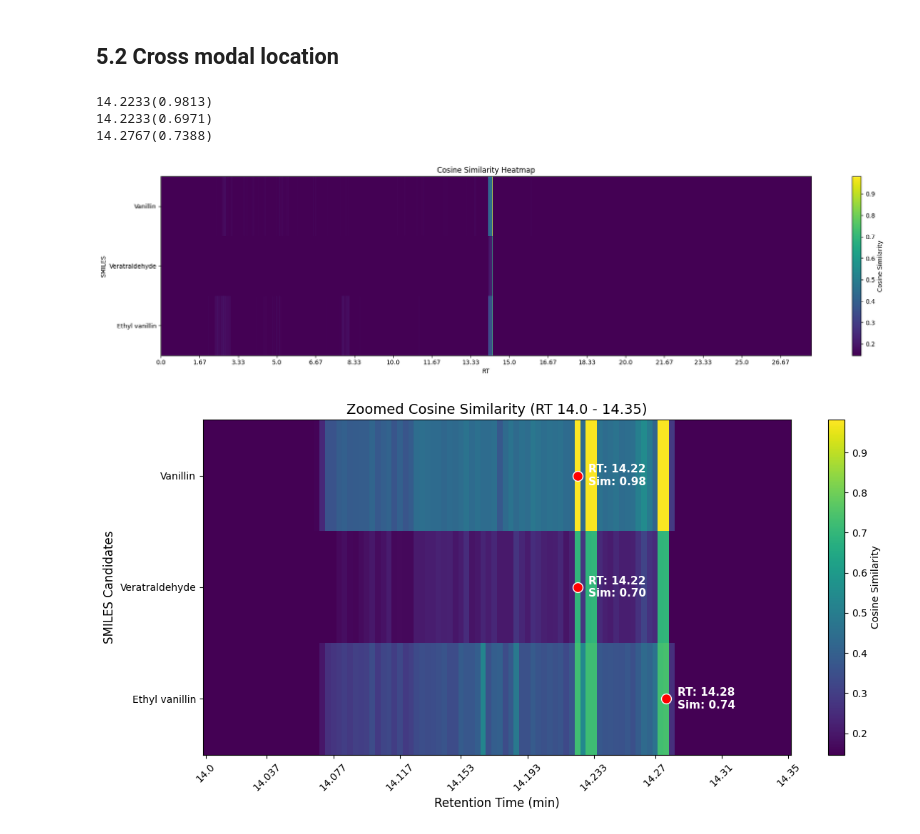
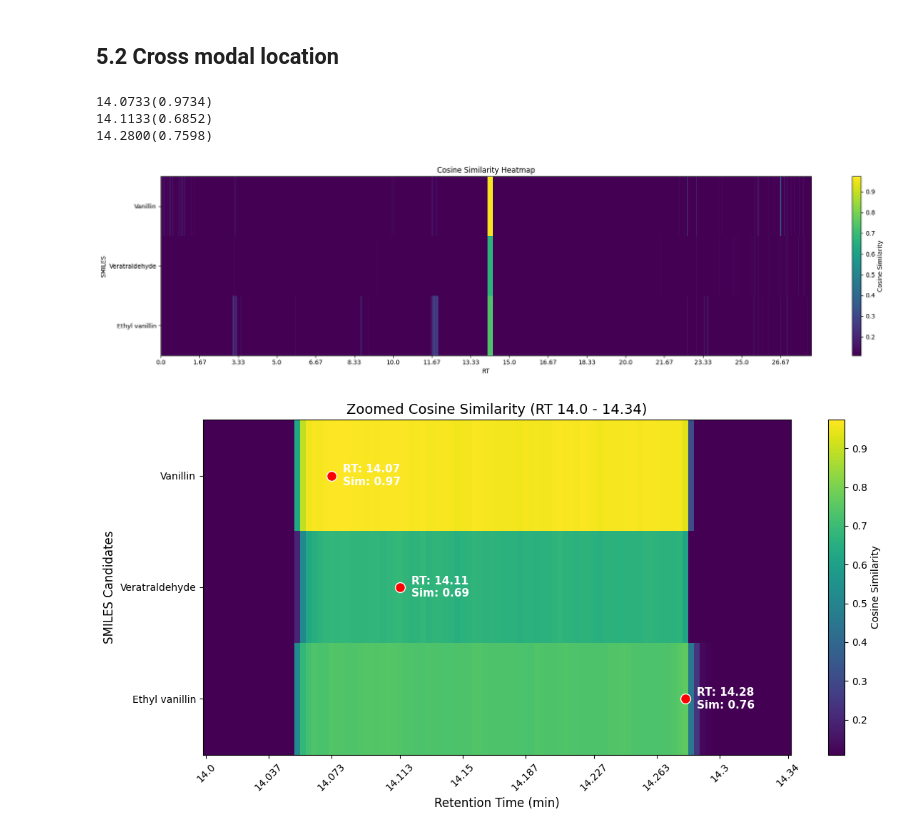
Before and after one commit to crxcsu/CSU-EI, a Jupyter notebook: analyzer/Interacting_with_CSUEI.ipynb, the cells around one changed output. Cells and saved outputs as stored; diff of their text form; code cells hidden in the pictures.

```diff
--- a/analyzer/Interacting_with_CSUEI.ipynb
+++ b/analyzer/Interacting_with_CSUEI.ipynb
@@ -1128,6 +1128,15 @@ nist_ms_list = []
 for data in datas:
     nist_ms_list.append(data["peaks"])
     smiles_list.append(data["smiles"])
+
+# === GC-MS Data Preprocessing: Mass Filtering ===
+# Purpose: Filter out high m/z fragments that exceed the target molecular weight (e.g., Vanillin MW ~152.15).
+# Why we do this: These larger fragments typically originate from background noise, column bleed, or sample matrix interference.
+# Removing them effectively reduces false signals, improving the accuracy of downstream spectral matching and model retrieval.
+MAX_MZ_THRESHOLD = 152.15
+# Simplify logic using NumPy boolean masking: efficiently keep only m/z <= threshold for each scan
+filtered_set1_data = [scan[scan[:, 0] <= MAX_MZ_THRESHOLD].tolist() for scan in set1_mass_data]
+
 plot_mol_structure(smiles_list)
 # %% [output]
 [figure]
@@ -1137,7 +1146,7 @@ plot_mol_structure(smiles_list)
 ## 5.1 EI-MS WCS match
 # %%
 nist_ms_tensor = torch.cat([process_ms_spectra_for_wcs(nist_ms, 1000) for nist_ms in nist_ms_list], dim=0).reshape(-1, 1000)
-set1_ms_tensor = torch.cat([process_ms_spectra_for_wcs(set1_ms, 1000) for set1_ms in set1_mass_data], dim=0).reshape(-1, 1000)
+set1_ms_tensor = torch.cat([process_ms_spectra_for_wcs(set1_ms, 1000) for set1_ms in filtered_set1_data], dim=0).reshape(-1, 1000)
 nist_ms_tensor /= torch.norm(nist_ms_tensor, dim=-1, keepdim=True)
 set1_ms_tensor /= torch.norm(set1_ms_tensor, dim=-1, keepdim=True)
 wcs_similarity = nist_ms_tensor @ set1_ms_tensor.T
@@ -1173,10 +1182,6 @@ plt.show()
 # %%
-# --- 自动放大高相似度区域 (Zoomed View) ---
-
 # 1. 自动确定放大范围: 基于最佳匹配点的 RT，前后各扩展 0.15 分钟
-zoom_start, zoom_end = 14.00, 14.35
-
-# 创建时间窗口掩码
+zoom_start, zoom_end =  14.00, 14.34
 mask = (rt >= zoom_start) & (rt <= zoom_end)
 
 if not mask.any():
@@ -1229,7 +1234,8 @@ else:
 # %% [markdown]
 ## 5.2 Cross modal location
 # %%
-localization_data = (smiles_list, set1_mass_data.tolist())
+# localization_data = (smiles_list, set1_mass_data.tolist())
+localization_data = (smiles_list, filtered_set1_data)
 _, all_feature = get_data_and_features(config_path, localization_data, ms_maxpeaks=100, batch_size=128)
 smiles_feature, ms_feature, cross_modal_similarity, _, _ = all_feature
 
@@ -1266,16 +1272,13 @@ plt.tight_layout()
 # plt.savefig("fig/location/set1_0.8/cross_modal_similarity_heatmap.png", bbox_inches='tight')
 plt.show()
 # %% [output]
-14.2233(0.9813)
-14.2233(0.6971)
-14.2767(0.7388)
+14.0733(0.9734)
+14.1133(0.6852)
+14.2800(0.7598)
-[figure, old version]
+[figure, new version]
 # %%
 # 1. 定义放大区域 (RT范围)
 # zoom_start, zoom_end = 14.050, 14.285
-zoom_start, zoom_end =  14.00, 14.35
-mask = (rt >= zoom_start) & (rt <= zoom_end)
-
 if not mask.any():
     print(f"Warning: No data found in range RT {zoom_start}-{zoom_end}")
 else:
@@ -1292,35 +1295,34 @@ else:
     im = ax.imshow(sub_sim, aspect='auto', cmap='viridis', interpolation='nearest',
                    norm=Normalize(vmin=vmin, vmax=vmax))
 
     # 4. 标注每一行的最大值点
     for row_i, (max_global_idx, max_val) in enumerate(zip(argmax_indices, max_distance)):
         # 检查最大值索引是否在当前 mask 范围内
         if mask[max_global_idx]:
             local_idx = max_global_idx - start_global_idx # 转换为局部坐标
 
-            # 绘制红点和文本标注
             ax.scatter(local_idx, row_i, c='red', s=100, edgecolors='white', zorder=5)
             ax.text(local_idx + 2, row_i, f'RT: {rt[max_global_idx]:.2f}\nSim: {max_val:.2f}',
                     color='white', va='center', fontweight='bold', fontsize=11)
 
     # 5. 美化坐标轴
     # X轴: 均匀取10个点显示 RT
     tick_indices = np.linspace(0, len(sub_rt) - 1, 10, dtype=int)
     ax.set_xticks(tick_indices)
     ax.set_xticklabels(np.round(sub_rt[tick_indices], 3), rotation=45)
     ax.set_xlabel('Retention Time (min)', fontsize=12)
 
     # Y轴: 显示分子名称
     ax.set_yticks(range(len(name)))
     ax.set_yticklabels(name, fontsize=10)
     ax.set_ylabel('SMILES Candidates', fontsize=12)
 
     ax.set_title(f'Zoomed Cosine Similarity (RT {zoom_start} - {zoom_end})', fontsize=14)
     plt.colorbar(im, ax=ax, label='Cosine Similarity')
     plt.tight_layout()
     plt.show()
 # %% [output]
-[figure, old version]
+[figure, new version]
 # %%
 mask_slice = (rt >= zoom_start) & (rt <= zoom_end)
 rt_slice = rt[mask_slice]
```
Also changed, not shown: parts of 3 cells of this notebook.
